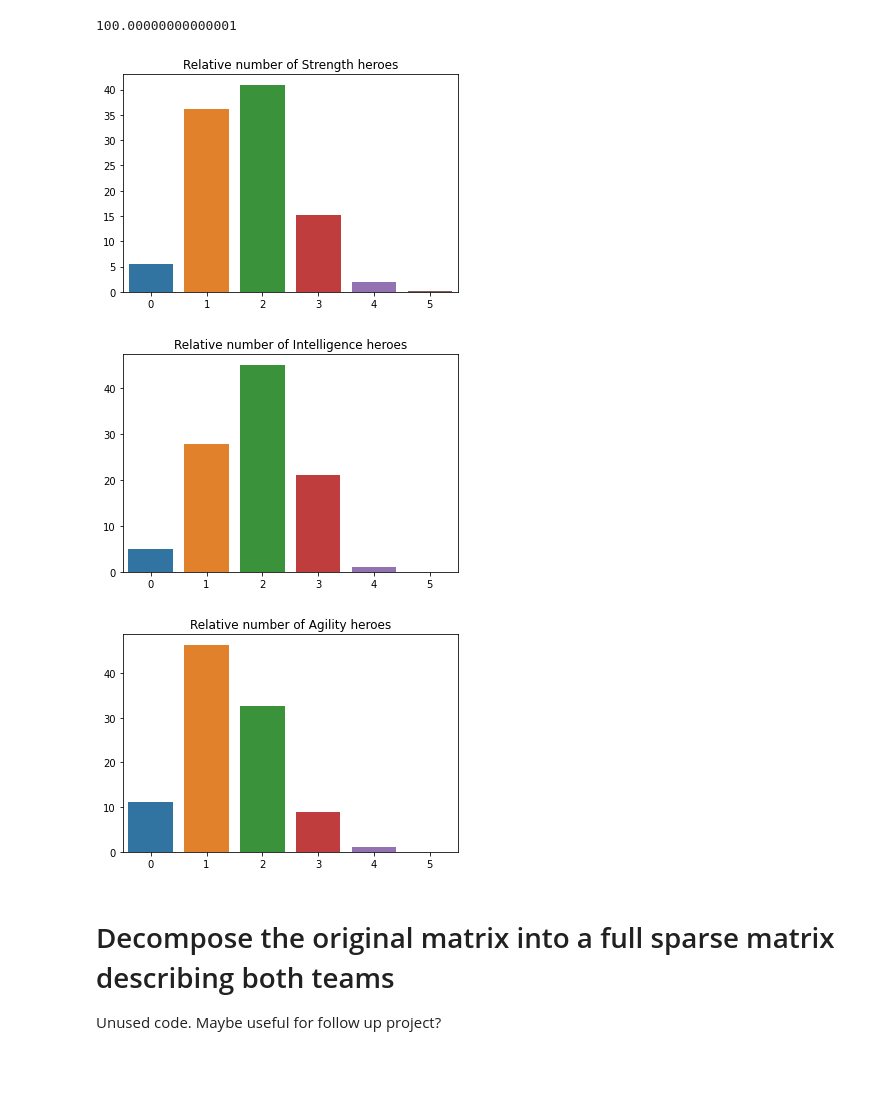
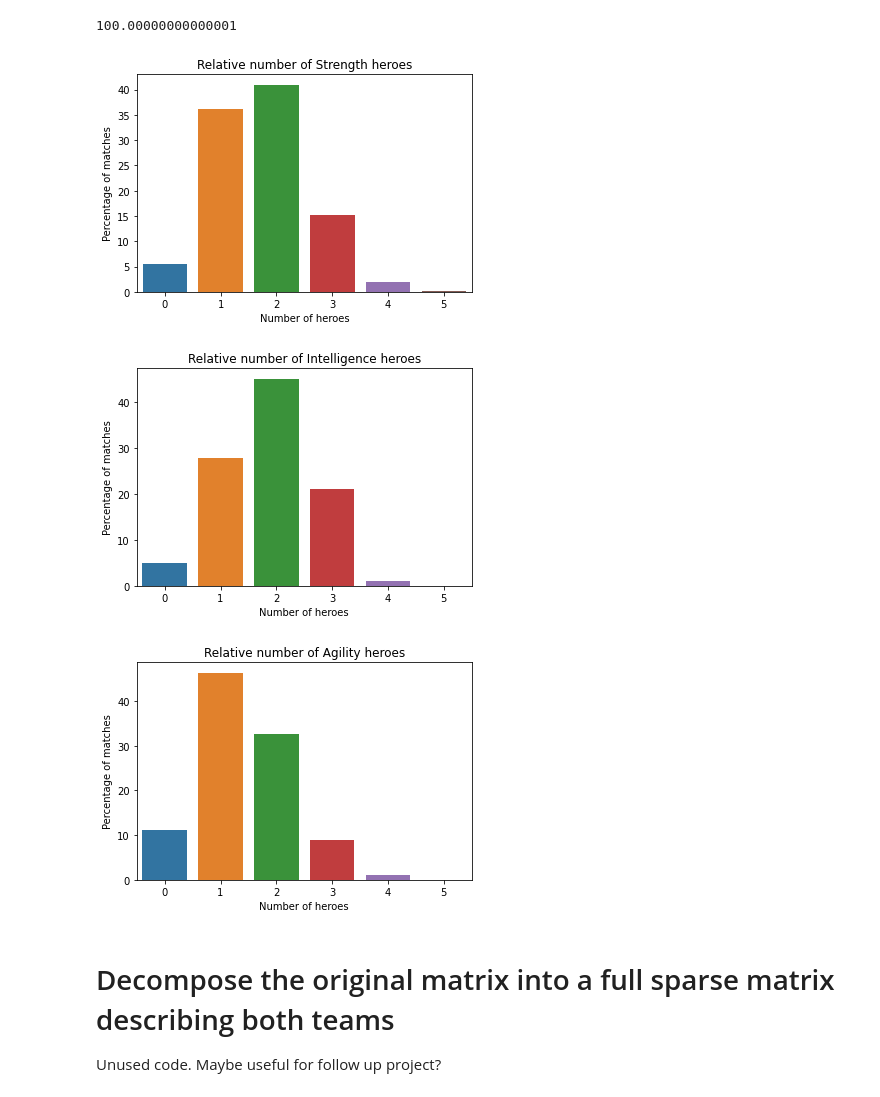
Before and after one commit to bvanhoewijk/ML2022, a Jupyter notebook: src/data_exploration/eda.ipynb, the cells around one changed output. Saved outputs shown, nothing was run; the diff lists cells and outputs as text; code cells hidden in the pictures; blank space fills up the shorter version.

Commit message:
axis labels for int/agi/str barplots

```diff
--- a/src/data_exploration/eda.ipynb
+++ b/src/data_exploration/eda.ipynb
@@ -141,20 +141,20 @@ str_freq.sum()
 # %% [output]
 100.00000000000001
 # %%
-ax = sns.barplot(y=list(str_freq[0:6].values), x=list(range(6))).set(title="Relative number of Strength heroes")
-plt.savefig('strength_heroes.png')
+ax = sns.barplot(y=list(str_freq[0:6].values), x=list(range(6))).set(title="Relative number of Strength heroes", xlabel="Number of heroes", ylabel="Percentage of matches")
+plt.savefig('str_heroes.png')
 # %% [output]
-[figure, old version]
+[figure, new version]
 # %%
-ax = sns.barplot(y=list(int_freq[0:6].values), x=list(range(6))).set(title="Relative number of Intelligence heroes")
+ax = sns.barplot(y=list(int_freq[0:6].values), x=list(range(6))).set(title="Relative number of Intelligence heroes", xlabel="Number of heroes", ylabel="Percentage of matches")
 plt.savefig('int_heroes.png')
 # %% [output]
-[figure, old version]
+[figure, new version]
 # %%
-ax = sns.barplot(y=list(agi_freq[0:6].values), x=list(range(6))).set(title="Relative number of Agility heroes")
+ax = sns.barplot(y=list(agi_freq[0:6].values), x=list(range(6))).set(title="Relative number of Agility heroes", xlabel="Number of heroes", ylabel="Percentage of matches")
 plt.savefig('agi_heroes.png')
 # %% [output]
-[figure, old version]
+[figure, new version]
 # %% [markdown]
 # Decompose the original matrix into a full sparse matrix describing both teams
 Unused code. Maybe useful for follow up project?
```
